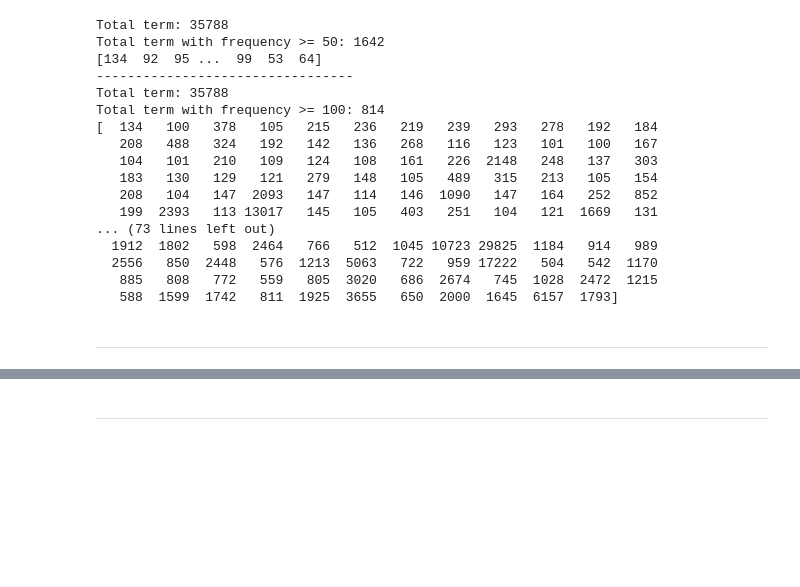
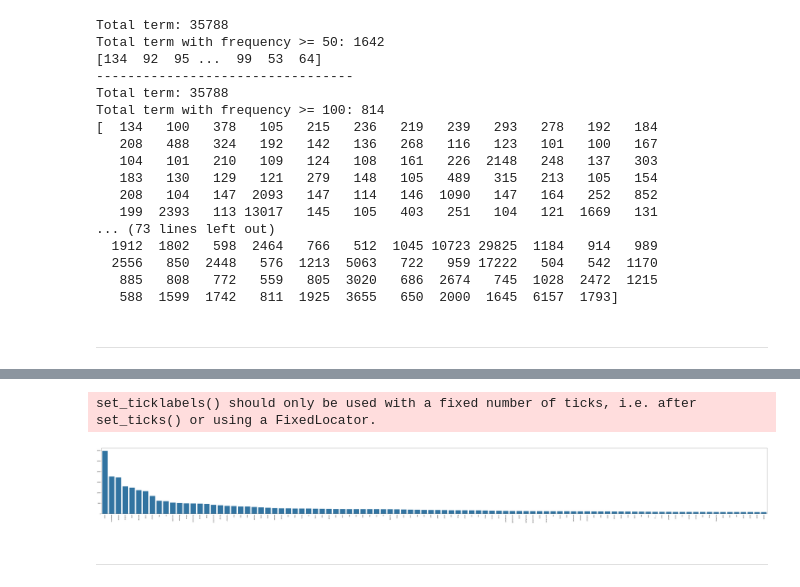
Before and after one commit to Jjoanna54/DM2024-Lab1-Master, a Jupyter notebook: DM2024-Lab1-Master.ipynb, the cells around one changed output, grey strips where cells are left out. Cells and saved outputs as stored; diff of their text form; code cells hidden in the pictures; blank space fills up the shorter version.

```diff
--- a/DM2024-Lab1-Master.ipynb
+++ b/DM2024-Lab1-Master.ipynb
@@ -1848,3 +1812,20 @@ Additionally, you can attempt to sort the terms on the `x-axis` by frequency ins
+# %%
+# Answer here
+# Sort the term_frequency, and observe with long-tail
+term_frequencies = np.asarray(X_counts.sum(axis=0))[0]
+# sort term_frequencies
+term_frequencies = np.sort(term_frequencies)[::-1]
+
+# fig = px.bar(x=count_vect.get_feature_names_out()[term_frequencies[:300]],
+#             y=term_frequencies[:300])
+# fig.show()
+plt.subplots(figsize=(100, 10))
+g = sns.barplot(x=count_vect.get_feature_names_out()[term_frequencies[:100]],
+            y=term_frequencies[:100])
+g.set_xticklabels(count_vect.get_feature_names_out()[term_frequencies], rotation = 90);
+# %% [output]
+set_ticklabels() should only be used with a fixed number of ticks, i.e. after set_ticks() or using a FixedLocator.
+[figure, added]
 # %% [markdown]
 ---
 # %% [markdown]
```
Also changed, not shown: parts of 7 cells of this notebook.
